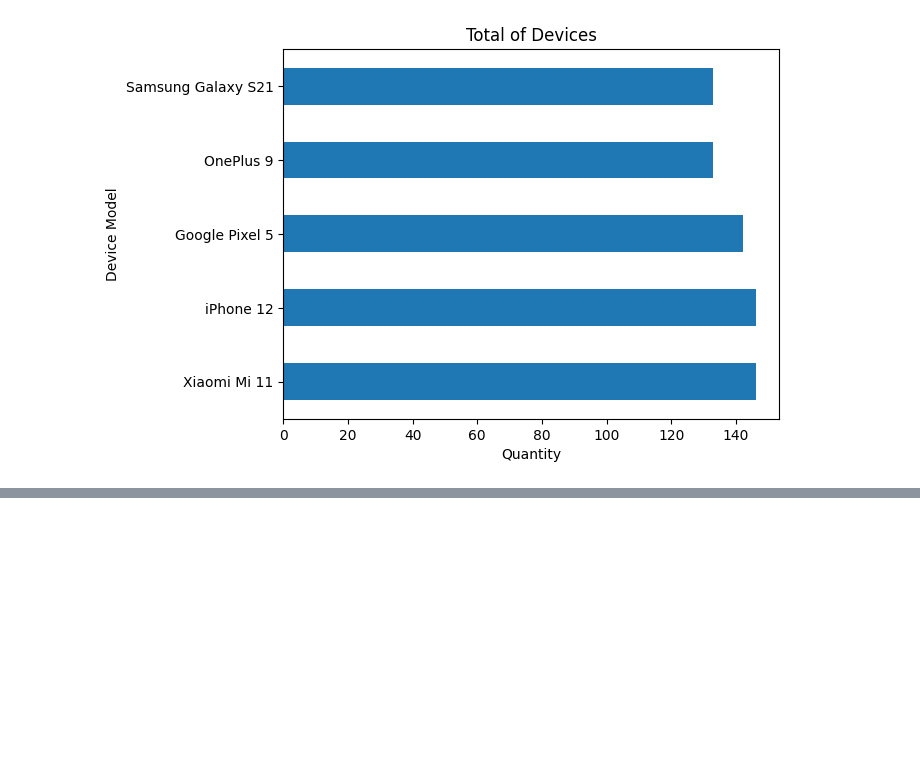
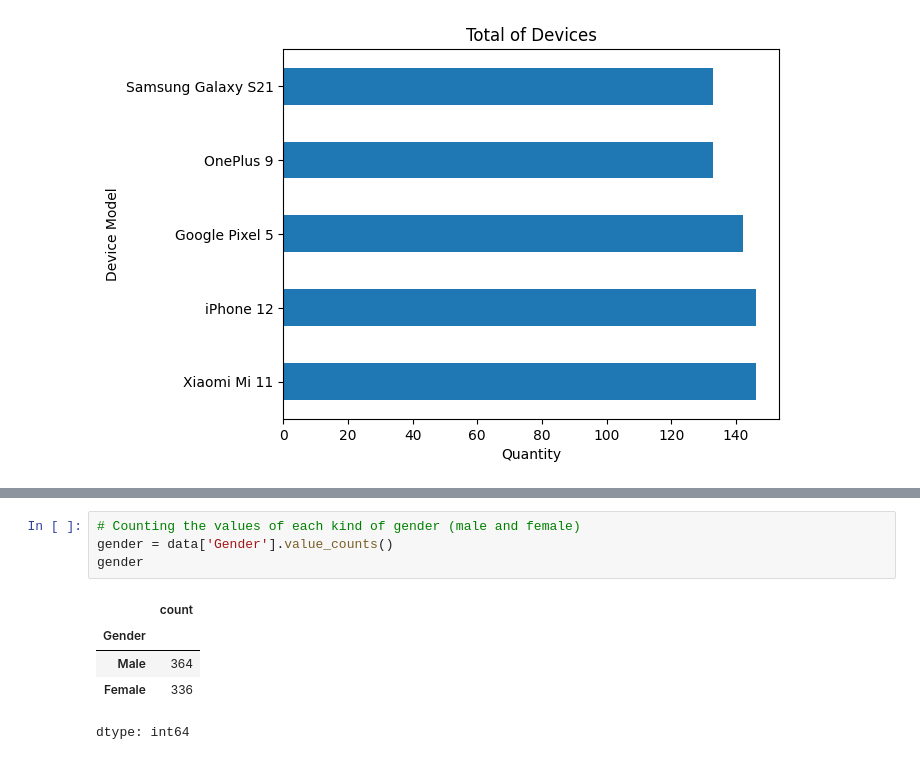
Before and after one commit to Matheus-Pombeiro/mobile_device_usage, a Jupyter notebook: mobile_device_usage.ipynb, the cells around one changed output, grey strips where cells are left out. Saved outputs shown, nothing was run; the diff lists cells and outputs as text; blank space fills up the shorter version.

```diff
--- a/mobile_device_usage.ipynb
+++ b/mobile_device_usage.ipynb
@@ -58,0 +68,10 @@ total_of_devices.plot(kind='barh', title='Total of Devices', xlabel='Quantity',
+# %%
+# Counting the values of each kind of gender (male and female)
+gender = data['Gender'].value_counts()
+gender
+# %% [output]
+|  | count |
+| Gender |  |
+| Male | 364 |
+| Female | 336 |
+dtype: int64
```
Also changed, not shown: parts of 4 cells of this notebook.
